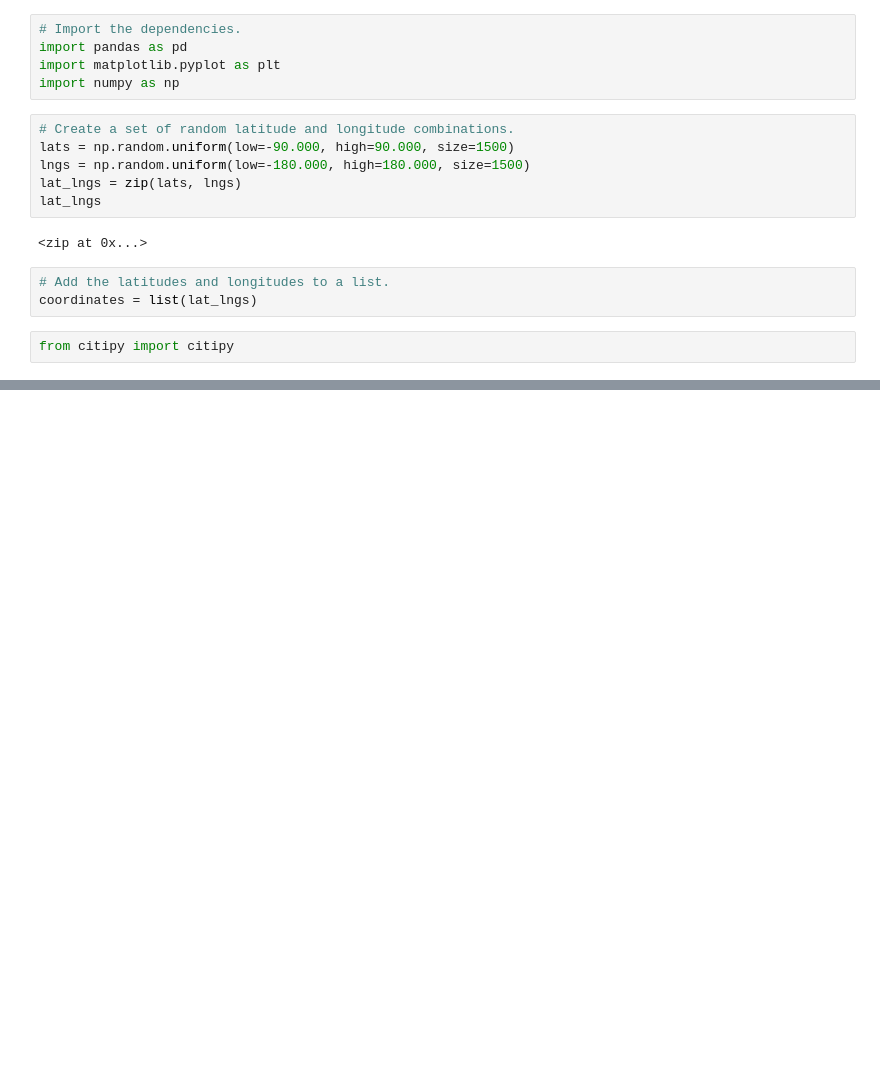
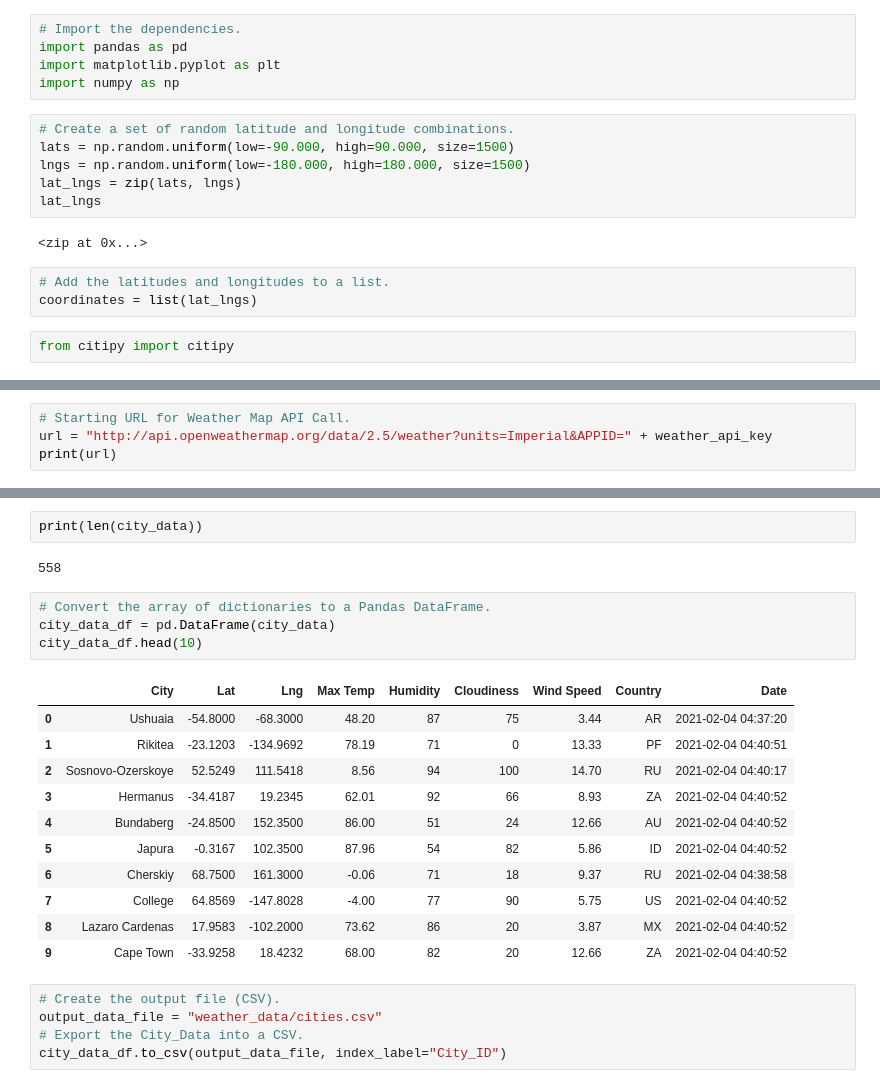
Before and after one commit to LaharikaSCU/World_Weather_Analysis, a Jupyter notebook: Weather.ipynb, the cells around one changed output, grey strips where cells are left out. Cells and saved outputs as stored; diff of their text form; blank space fills up the shorter version.

```diff
--- a/Weather.ipynb
+++ b/Weather.ipynb
@@ -32,0 +40,4 @@ len(cities)
+# %%
+# Starting URL for Weather Map API Call.
+url = "http://api.openweathermap.org/data/2.5/weather?units=Imperial&APPID=" + weather_api_key
+print(url)
@@ -32,0 +125,25 @@ len(cities)
+# %%
+print(len(city_data))
+# %% [output]
+558
+# %%
+# Convert the array of dictionaries to a Pandas DataFrame.
+city_data_df = pd.DataFrame(city_data)
+city_data_df.head(10)
+# %% [output]
+|  | City | Lat | Lng | Max Temp | Humidity | Cloudiness | Wind Speed | Country | Date |
+| 0 | Ushuaia | -54.8000 | -68.3000 | 48.20 | 87 | 75 | 3.44 | AR | 2021-02-04 04:37:20 |
+| 1 | Rikitea | -23.1203 | -134.9692 | 78.19 | 71 | 0 | 13.33 | PF | 2021-02-04 04:40:51 |
+| 2 | Sosnovo-Ozerskoye | 52.5249 | 111.5418 | 8.56 | 94 | 100 | 14.70 | RU | 2021-02-04 04:40:17 |
+| 3 | Hermanus | -34.4187 | 19.2345 | 62.01 | 92 | 66 | 8.93 | ZA | 2021-02-04 04:40:52 |
+| 4 | Bundaberg | -24.8500 | 152.3500 | 86.00 | 51 | 24 | 12.66 | AU | 2021-02-04 04:40:52 |
+| 5 | Japura | -0.3167 | 102.3500 | 87.96 | 54 | 82 | 5.86 | ID | 2021-02-04 04:40:52 |
+| 6 | Cherskiy | 68.7500 | 161.3000 | -0.06 | 71 | 18 | 9.37 | RU | 2021-02-04 04:38:58 |
+| 7 | College | 64.8569 | -147.8028 | -4.00 | 77 | 90 | 5.75 | US | 2021-02-04 04:40:52 |
+| 8 | Lazaro Cardenas | 17.9583 | -102.2000 | 73.62 | 86 | 20 | 3.87 | MX | 2021-02-04 04:40:52 |
+| 9 | Cape Town | -33.9258 | 18.4232 | 68.00 | 82 | 20 | 12.66 | ZA | 2021-02-04 04:40:52 |
+# %%
+# Create the output file (CSV).
+output_data_file = "weather_data/cities.csv"
+# Export the City_Data into a CSV.
+city_data_df.to_csv(output_data_file, index_label="City_ID")
```
Also changed, not shown: parts of 6 cells of this notebook.
